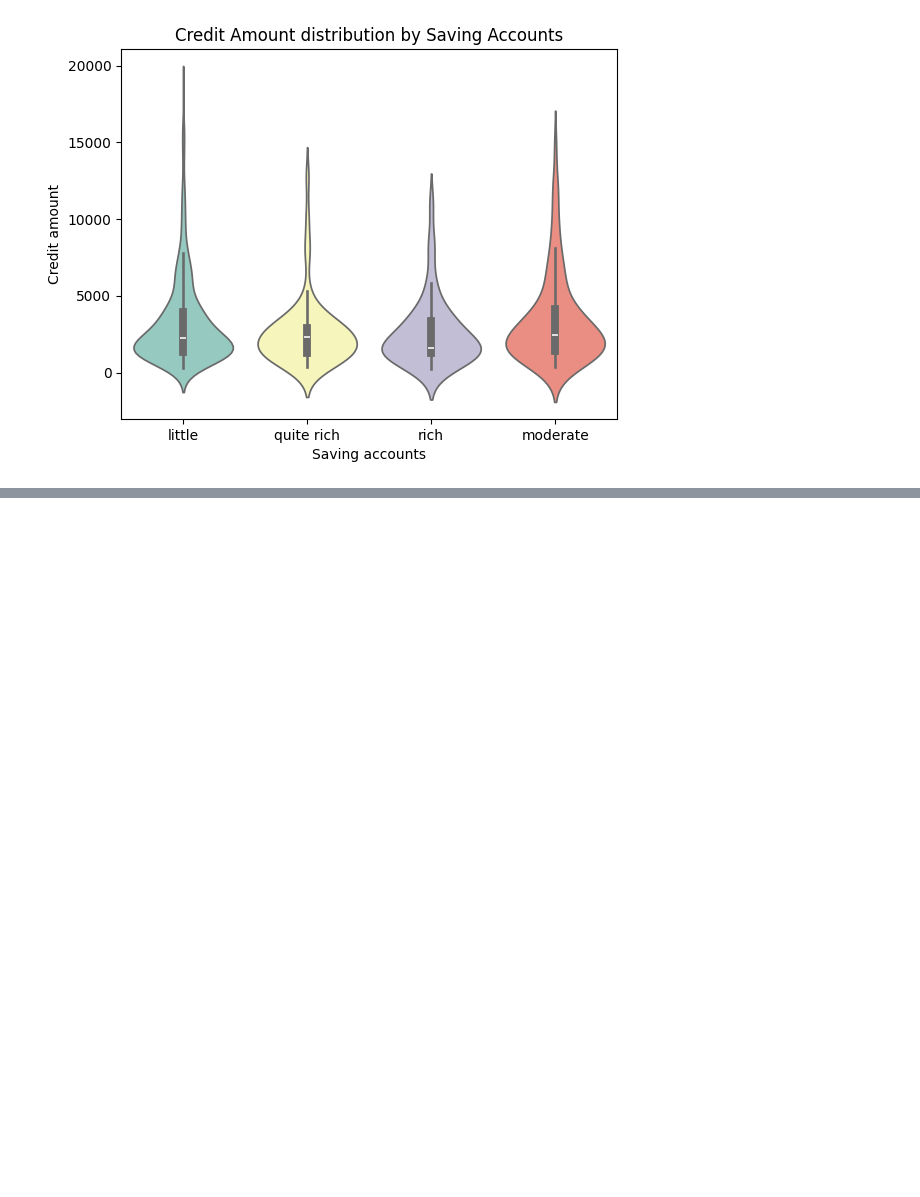
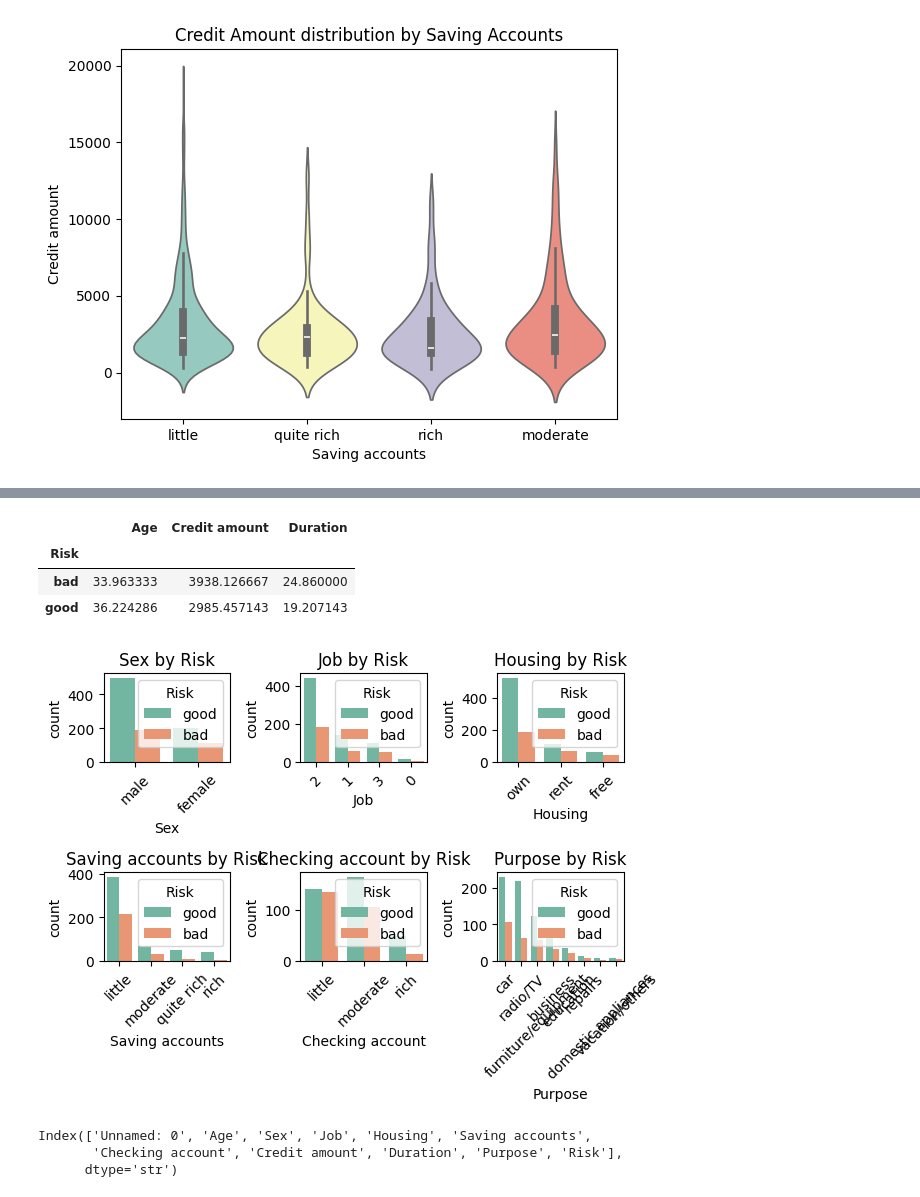
Before and after one commit to vemulabhavitha1805-rgb/Credit-Risk-Modelling-, a Jupyter notebook: analysis_model.ipynb, the cells around one changed output, grey strips where cells are left out. Saved outputs shown, nothing was run; the diff lists cells and outputs as text; code cells hidden in the pictures; blank space fills up the shorter version.

```diff
--- a/analysis_model.ipynb
+++ b/analysis_model.ipynb
@@ -233,0 +261,24 @@ Passing `palette` without assigning `hue` is deprecated and will be removed in v
+# %%
+df.groupby("Risk")[["Age","Credit amount","Duration"]].mean()
+# %% [output]
+|  | Age | Credit amount | Duration |
+| Risk |  |  |  |
+| bad | 33.963333 | 3938.126667 | 24.860000 |
+| good | 36.224286 | 2985.457143 | 19.207143 |
+# %%
+categorical_cols = ['Sex', 'Job', 'Housing', 'Saving accounts', 'Checking account', 'Purpose']
+for i, col in enumerate(categorical_cols):
+    plt.subplot(2, 3, i + 1)
+    sns.countplot(x=df[col], hue=df["Risk"], palette="Set2", order=df[col].value_counts().index)
+    plt.title(f"{col} by Risk")
+    plt.xticks(rotation=45)
+plt.tight_layout()
+plt.show()
+# %% [output]
+[figure, added]
+# %%
+df.columns
+# %% [output]
+Index(['Unnamed: 0', 'Age', 'Sex', 'Job', 'Housing', 'Saving accounts',
+       'Checking account', 'Credit amount', 'Duration', 'Purpose', 'Risk'],
+      dtype='str')
```
Also changed, not shown: parts of 4 cells of this notebook.
